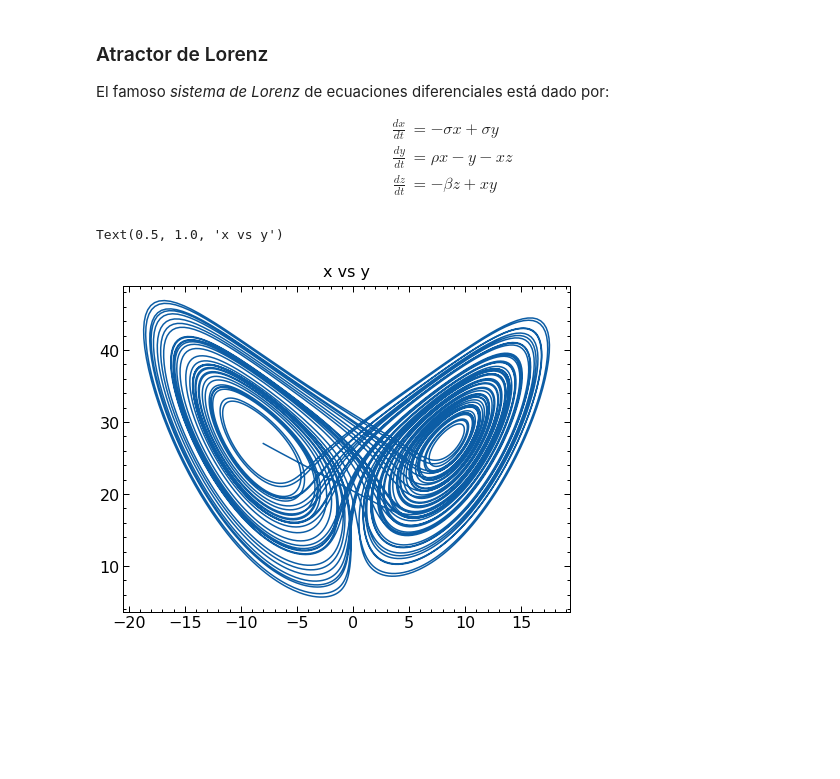
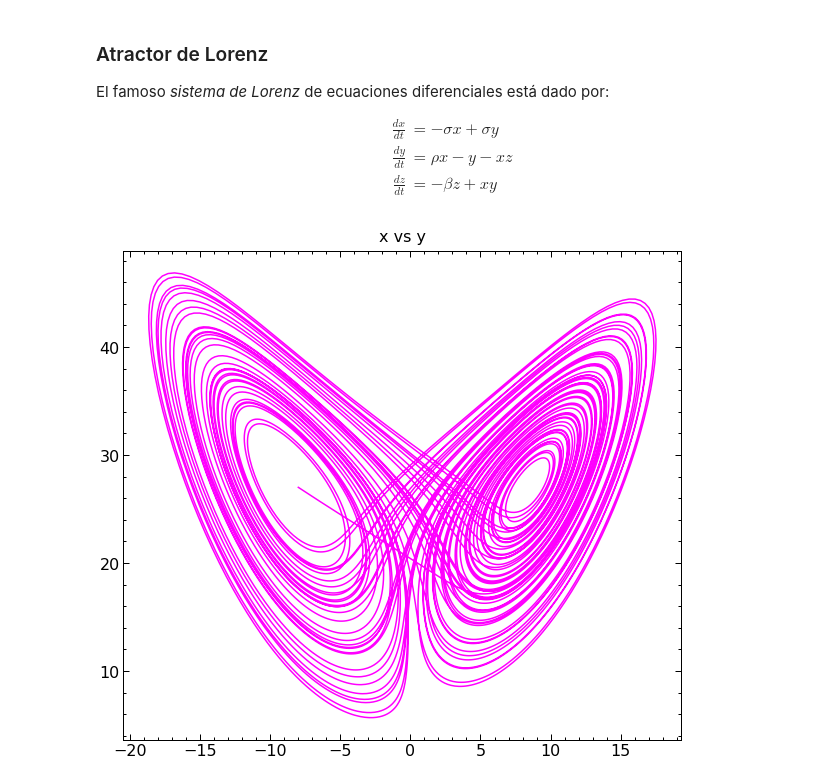
Before and after one commit to JherMik7/euler_Y_Euler_Mejorado, a Jupyter notebook: sistemas_de_ecuaciones_diferenciales.ipynb, the cells around one changed output. Cells and saved outputs as stored; diff of their text form; code cells hidden in the pictures; blank space fills up the shorter version.

```diff
--- a/sistemas_de_ecuaciones_diferenciales.ipynb
+++ b/sistemas_de_ecuaciones_diferenciales.ipynb
@@ -69,34 +73,35 @@ sigma = 10     # Valor de sigma
 rho   = 28     # Valor de rho
 beta  = 8./3.  # Valor de beta
 # Función que devuelve un punto del sistema de ecuaciones diferenciales toma como argumentos los valores de x, y, z
-# y devulve un punto del sistema, correpondiente a dx/dt, dy/dt, dz/dt, representados con u, v y w
+# y devuelve un punto del sistema, correpondiente a dx/dt, dy/dt, dz/dt, representados con u, v y w
 def lorenz(x, y, z):
     u = -sigma*x+sigma*y
     v = rho*x-y-x*z
     w = -beta*z+x*y
     return u, v, w
 # Condiciones iniciales o punto de partida
 xo = -8
 yo = 8
 zo = 27
 # Se crea tres listas para guardar todos los valores de la solución aproximada del sistema
 # su valor inicial es el punto de partida
 xs = [xo]
 ys = [yo]
 zs = [zo]
 # Se crea una paso de tiempo dt y yna lista para guardar todos los valores de tiempo
 dt = 0.005
 tiempo = np.arange(0,60+dt,dt)
 # Bucle para ir llenando las soluciones de x, y, z, utilizando el método de Euler
 for i in range(len(tiempo)):
     x_derivada, y_derivada, z_derivada = lorenz(xs[i], ys[i], zs[i]) # Se evalua la función de Lorenz en cada iteración
     xs.append(xs[i]+x_derivada*dt) # Se usa el método de Euler para agregar cada valor a la lista xs
     ys.append(ys[i]+y_derivada*dt) # Se usa el método de Euler para agregar cada valor a la lista ys
     zs.append(zs[i]+z_derivada*dt) # Se usa el método de Euler para agregar cada valor a la lista zs
 
 # Graficamos las listas obtenidas
-plt.plot(xs, zs , '-', linewidth = 1.5)
+ax = plt.figure(figsize=(10,9))
+plt.plot(xs, zs , '-', linewidth = 1.5, color = 'magenta')
 plt.title('x vs y', pad = 10)
+plt.savefig('x_vs_y.eps')
 # %% [output]
-Text(0.5, 1.0, 'x vs y')
-[figure, old version]
+[figure, new version]
```
Also changed, not shown: parts of 3 cells of this notebook, 1 other file.
